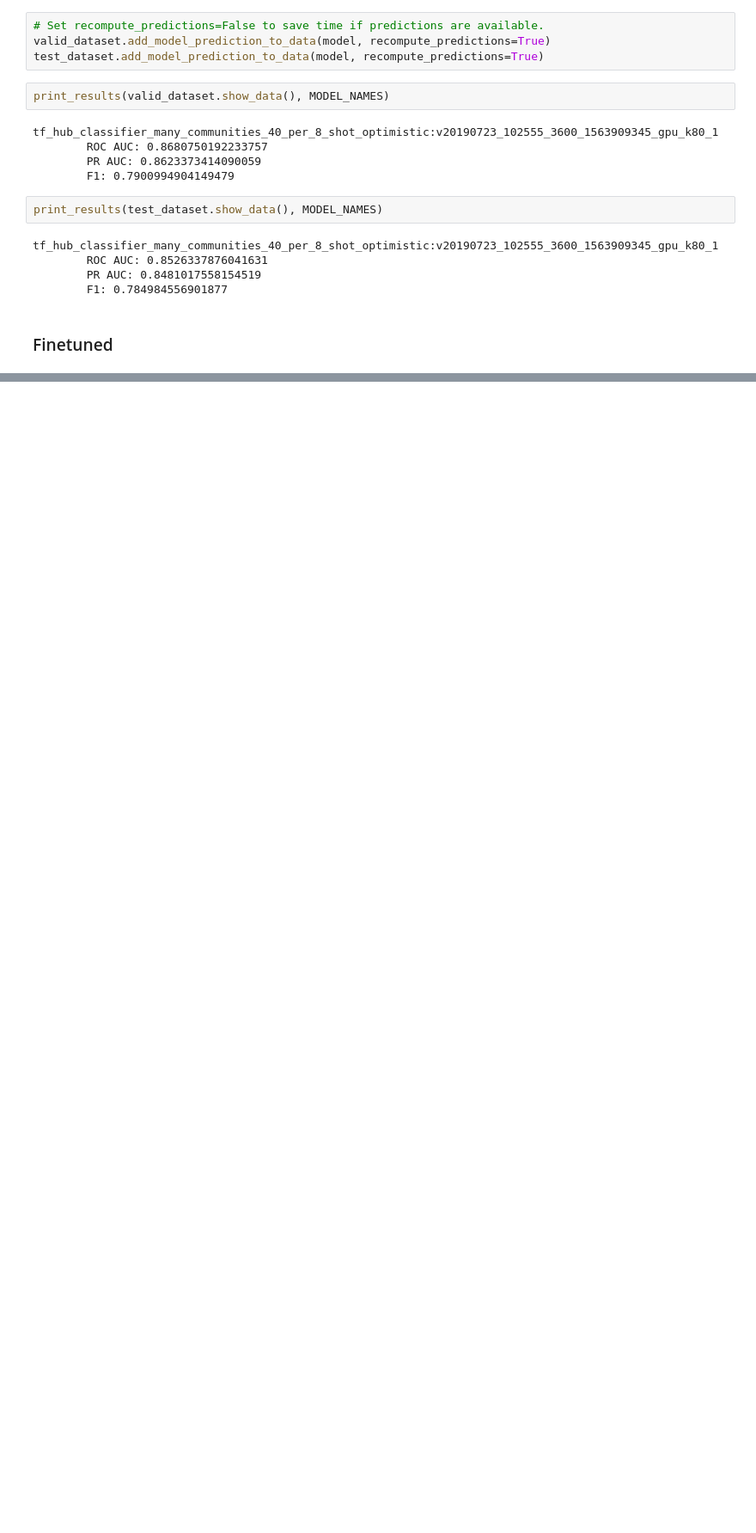
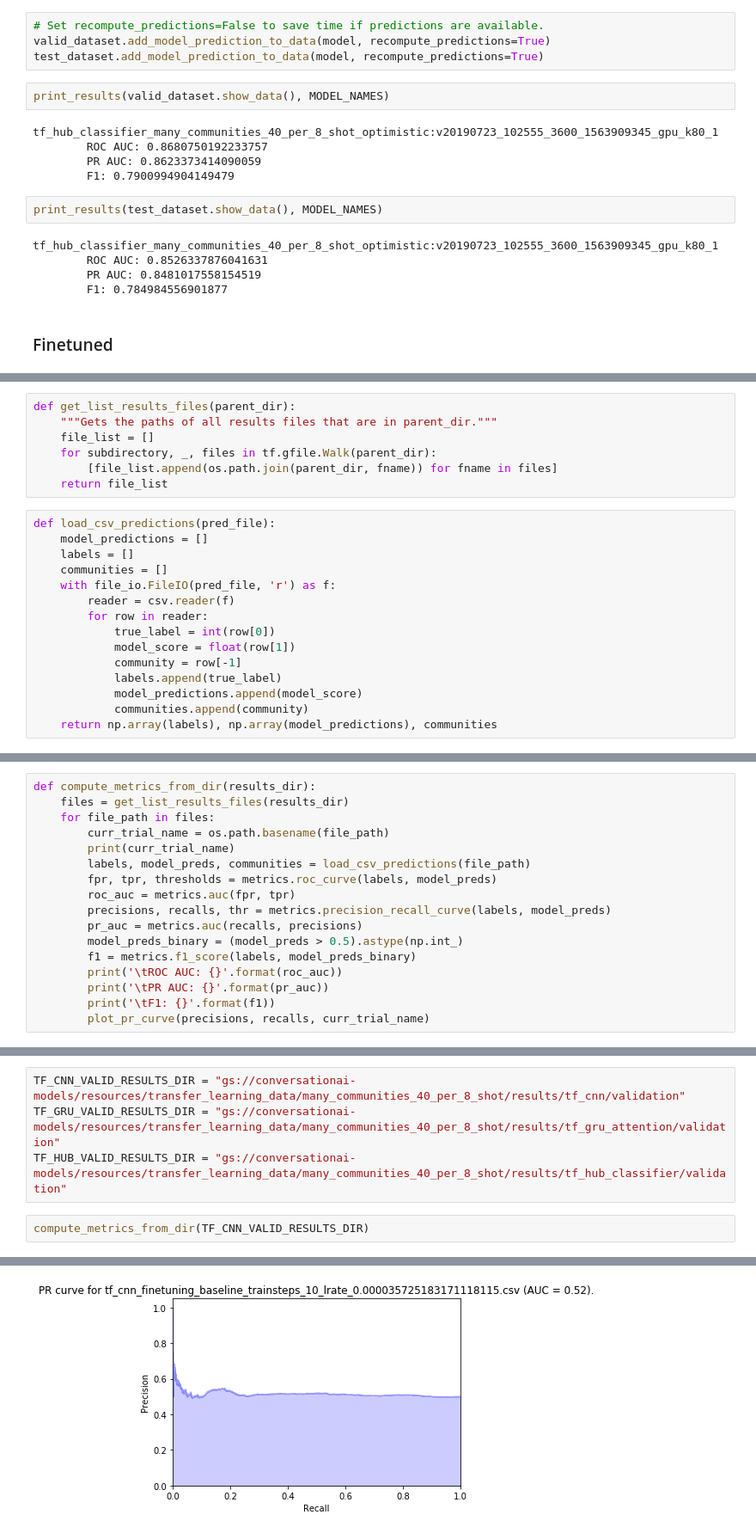
Before and after one commit to conversationai/conversationai-models, a Jupyter notebook: model_evaluation/few_shot_learning_baseline_evaluation.ipynb, the cells around one changed output, grey strips where cells are left out. Shown at 86% size. Saved outputs shown, nothing was run; the diff lists cells and outputs as text; blank space fills up the shorter version.

```diff
--- a/model_evaluation/few_shot_learning_baseline_evaluation.ipynb
+++ b/model_evaluation/few_shot_learning_baseline_evaluation.ipynb
@@ -679,0 +682,22 @@ tf_hub_classifier_many_communities_40_per_8_shot_optimistic:v20190723_102555_360
+# %%
+def get_list_results_files(parent_dir):
+    """Gets the paths of all results files that are in parent_dir."""
+    file_list = []
+    for subdirectory, _, files in tf.gfile.Walk(parent_dir):
+        [file_list.append(os.path.join(parent_dir, fname)) for fname in files]
+    return file_list
+# %%
+def load_csv_predictions(pred_file):
+    model_predictions = []
+    labels = []
+    communities = []
+    with file_io.FileIO(pred_file, 'r') as f:
+        reader = csv.reader(f)
+        for row in reader:
+            true_label = int(row[0])
+            model_score = float(row[1])
+            community = row[-1]
+            labels.append(true_label)
+            model_predictions.append(model_score)
+            communities.append(community)
+    return np.array(labels), np.array(model_predictions), communities
@@ -679,0 +729,17 @@ tf_hub_classifier_many_communities_40_per_8_shot_optimistic:v20190723_102555_360
+# %%
+def compute_metrics_from_dir(results_dir):
+    files = get_list_results_files(results_dir)
+    for file_path in files:
+        curr_trial_name = os.path.basename(file_path)
+        print(curr_trial_name)
+        labels, model_preds, communities = load_csv_predictions(file_path)
+        fpr, tpr, thresholds = metrics.roc_curve(labels, model_preds)
+        roc_auc = metrics.auc(fpr, tpr)
+        precisions, recalls, thr = metrics.precision_recall_curve(labels, model_preds)
+        pr_auc = metrics.auc(recalls, precisions)
+        model_preds_binary = (model_preds > 0.5).astype(np.int_)
+        f1 = metrics.f1_score(labels, model_preds_binary)
+        print('\tROC AUC: {}'.format(roc_auc))
+        print('\tPR AUC: {}'.format(pr_auc))
+        print('\tF1: {}'.format(f1))
+        plot_pr_curve(precisions, recalls, curr_trial_name)
@@ -679,0 +750,7 @@ tf_hub_classifier_many_communities_40_per_8_shot_optimistic:v20190723_102555_360
+# %%
+TF_CNN_VALID_RESULTS_DIR = "gs://conversationai-models/resources/transfer_learning_data/many_communities_40_per_8_shot/results/tf_cnn/validation"
+TF_GRU_VALID_RESULTS_DIR = "gs://conversationai-models/resources/transfer_learning_data/many_communities_40_per_8_shot/results/tf_gru_attention/validation"
+TF_HUB_VALID_RESULTS_DIR = "gs://conversationai-models/resources/transfer_learning_data/many_communities_40_per_8_shot/results/tf_hub_classifier/validation"
+# %%
+compute_metrics_from_dir(TF_CNN_VALID_RESULTS_DIR)
+# %% [output]
@@ -679,0 +761 @@ tf_hub_classifier_many_communities_40_per_8_shot_optimistic:v20190723_102555_360
+[figure, added]
```
Also changed, not shown: parts of 9 cells of this notebook.
